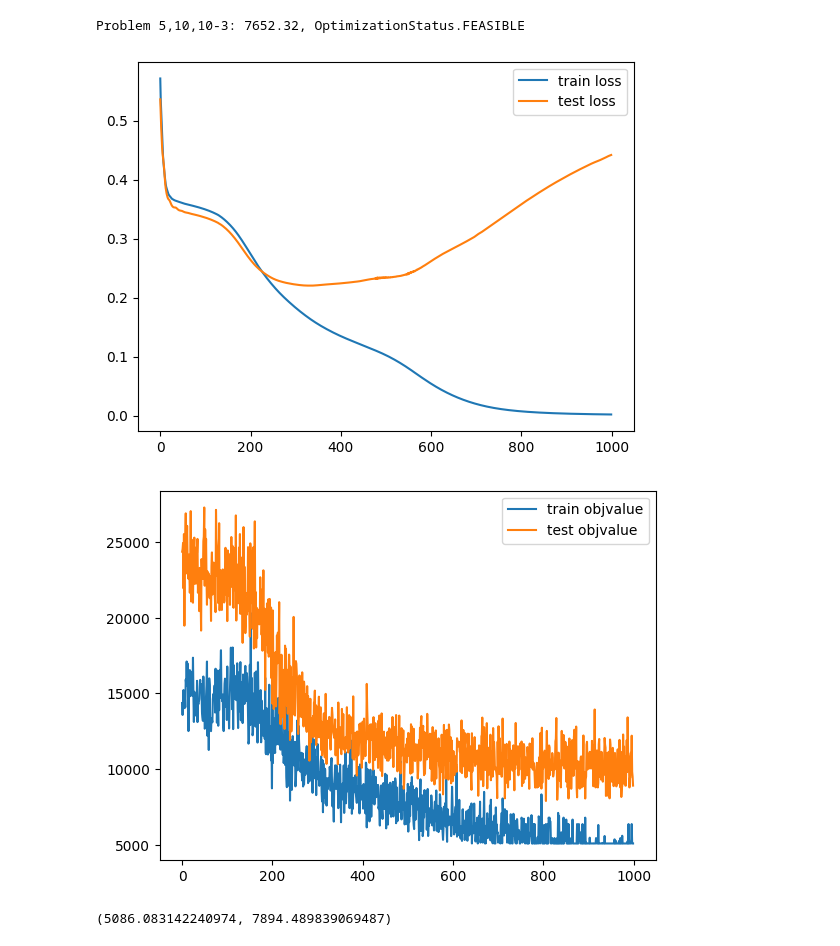
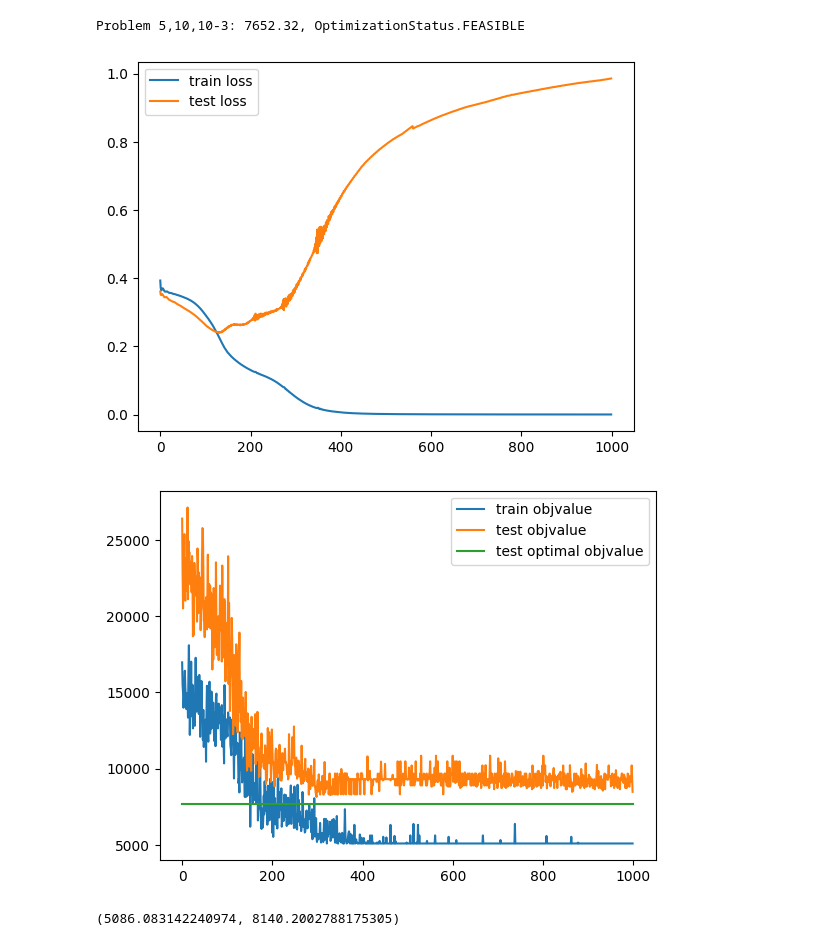
Before and after one commit to airi-industrial-ai/gnn-cloud-manufacturing, a Jupyter notebook: notebooks/test_gnn.ipynb, the cells around one changed output. Drawn from its saved outputs; the diff is of its cells as text; code cells hidden in the pictures.

```diff
--- a/notebooks/test_gnn.ipynb
+++ b/notebooks/test_gnn.ipynb
@@ -43,7 +43,7 @@ test_target = test_graph.edata['target'][os_type]
 test_graph.edata['feat'][os_type][:, 0] /= 10
 test_graph.edata['feat'][ss_type][:] /= 100
 # %%
-model = GNN(ins_dim=1, ino_dim=train_problem['n_operations']+2, out_dim=16, n_layers=1)
+model = GNN(ins_dim=1, ino_dim=train_problem['n_operations']+2, out_dim=16, n_layers=2)
 # %%
 train_loss = []
 test_loss = []
@@ -79,15 +79,16 @@ plt.plot(test_loss, label='test loss')
 plt.legend()
 plt.show()
 # %% [output]
-[figure, old version]
+[figure, new version]
 # %%
 plt.plot(train_objvalue, label='train objvalue')
 plt.plot(test_objvalue, label='test objvalue')
+plt.plot([0, 1000], [value, value], label='test optimal objvalue')
 plt.legend()
 plt.show()
 # %% [output]
-[figure, old version]
+[figure, new version]
 # %%
 min(train_objvalue), min(test_objvalue)
 # %% [output]
-(5086.083142240974, 7894.489839069487)
+(5086.083142240974, 8140.2002788175305)
```
Also changed, not shown: parts of 3 cells of this notebook, 10 other files.
